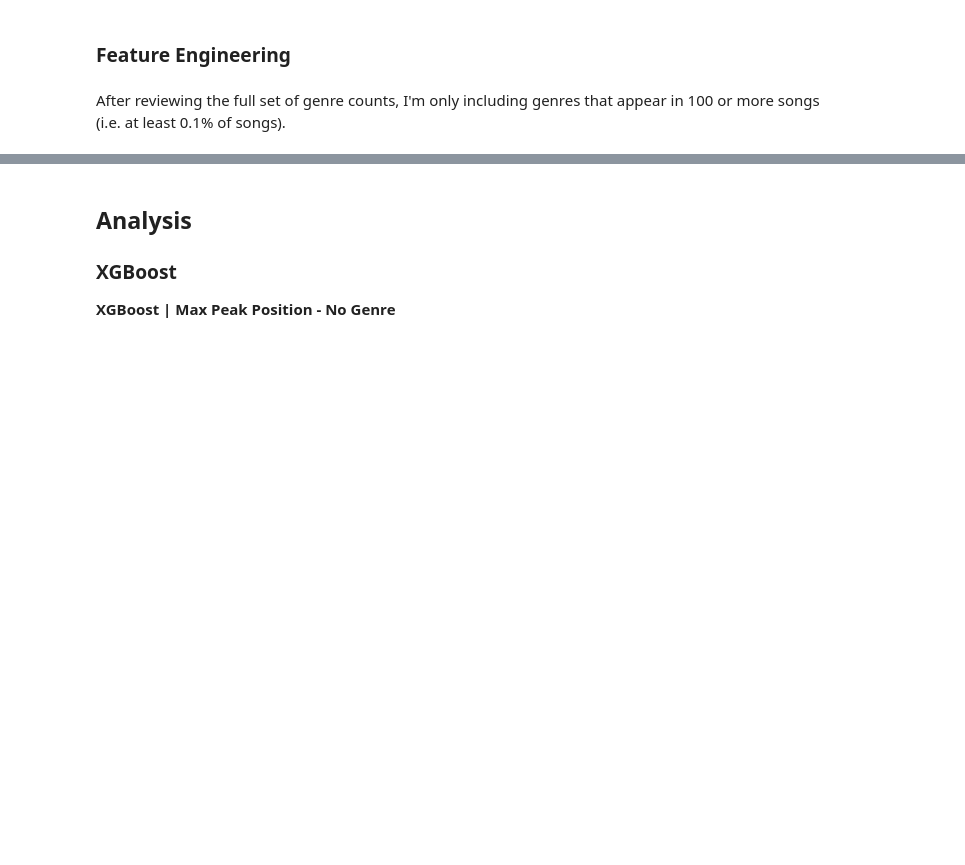
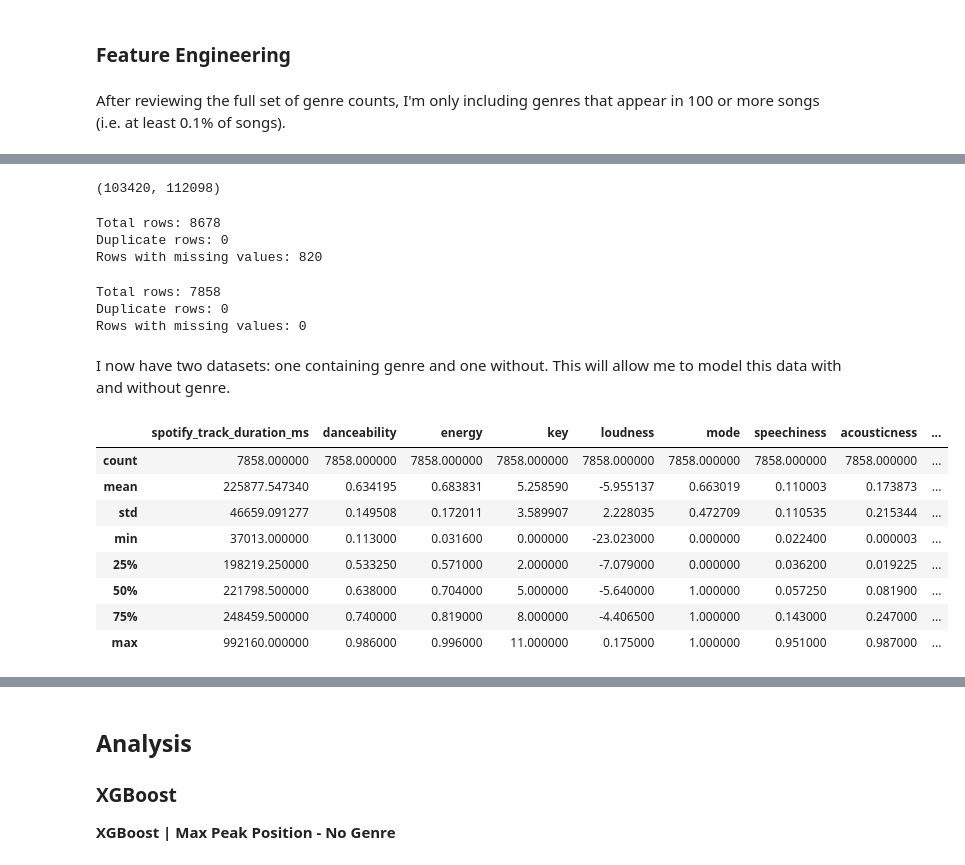
Before and after one commit to marhas109/MH_DS_Capstone_Project_2, a Jupyter notebook: MH_DS_Capstone_Proj2.ipynb, the cells around one changed output, grey strips where cells are left out. Cells and saved outputs as stored; diff of their text form; code cells hidden in the pictures; blank space fills up the shorter version.

```diff
--- a/MH_DS_Capstone_Proj2.ipynb
+++ b/MH_DS_Capstone_Proj2.ipynb
@@ -605,0 +354,11 @@ X4_2_test_scaled = scaler.transform(X4_2_test)
+# %%
+# adding max peak position to main df
+df_2000s_data = df_hotlist_and_features_2000s.join(df_max_peak_pos, on='SongID')
+
+# adding max rank change to main df
+df_2000s_data = df_2000s_data.join(df_max_rank_change, on='SongID')
+
+# adding in top5genres mean to main df
+df_2000s_data = df_2000s_data.join(df_mean_genre_match, on='SongID')
+
+df_2000s_data.head()
@@ -605,0 +372,33 @@ X4_2_test_scaled = scaler.transform(X4_2_test)
+# %%
+# creating a clean df with genre information
+df_clean_withgenre = df_2000s_data.drop(['WeekID', 'Week Position', 'Previous Week Position', 'Peak Position',
+                                         'Weeks on Chart', 'Rank_Change', 'in_top5_genres'], axis=1)
+
+# counting duplicates and all rows
+df_clean_withgenre.duplicated().sum(), len(df_clean_withgenre)
+# %% [output]
+(103420, 112098)
+# %%
+# removing duplicate rows
+df_clean_withgenre = df_clean_withgenre.drop_duplicates()
+
+# checking duplicate rows and rows with missing values
+print(f"Total rows: {len(df_clean_withgenre)}")
+print(f"Duplicate rows: {df_clean_withgenre.duplicated().sum()}")
+print(f"Rows with missing values: {df_clean_withgenre.isna().any(axis=1).sum()}")
+# %% [output]
+Total rows: 8678
+Duplicate rows: 0
+Rows with missing values: 820
+# %%
+# dropping rows with missing values (unfortunately there is no reliable way to infer or estimate song characteristics)
+df_clean_withgenre = df_clean_withgenre.dropna()
+
+# re-checking duplicate rows and rows with missing values
+print(f"Total rows: {len(df_clean_withgenre)}")
+print(f"Duplicate rows: {df_clean_withgenre.duplicated().sum()}")
+print(f"Rows with missing values: {df_clean_withgenre.isna().any(axis=1).sum()}")
+# %% [output]
+Total rows: 7858
+Duplicate rows: 0
+Rows with missing values: 0
@@ -605,0 +411,15 @@ X4_2_test_scaled = scaler.transform(X4_2_test)
+# %% [markdown]
+I now have two datasets: one containing genre and one without. This will allow me to model this data with and without genre.
+# %%
+df_clean_withgenre = df_clean_withgenre.drop(['SongID'], axis=1)
+df_clean_withgenre.describe()
+# %% [output]
+|  | spotify_track_duration_ms | danceability | energy | key | loudness | mode | speechiness | acousticness | ... |
+| count | 7858.000000 | 7858.000000 | 7858.000000 | 7858.000000 | 7858.000000 | 7858.000000 | 7858.000000 | 7858.000000 | ... |
+| mean | 225877.547340 | 0.634195 | 0.683831 | 5.258590 | -5.955137 | 0.663019 | 0.110003 | 0.173873 | ... |
+| std | 46659.091277 | 0.149508 | 0.172011 | 3.589907 | 2.228035 | 0.472709 | 0.110535 | 0.215344 | ... |
+| min | 37013.000000 | 0.113000 | 0.031600 | 0.000000 | -23.023000 | 0.000000 | 0.022400 | 0.000003 | ... |
+| 25% | 198219.250000 | 0.533250 | 0.571000 | 2.000000 | -7.079000 | 0.000000 | 0.036200 | 0.019225 | ... |
+| 50% | 221798.500000 | 0.638000 | 0.704000 | 5.000000 | -5.640000 | 1.000000 | 0.057250 | 0.081900 | ... |
+| 75% | 248459.500000 | 0.740000 | 0.819000 | 8.000000 | -4.406500 | 1.000000 | 0.143000 | 0.247000 | ... |
+| max | 992160.000000 | 0.986000 | 0.996000 | 11.000000 | 0.175000 | 1.000000 | 0.951000 | 0.987000 | ... |
```
Also changed, not shown: parts of 40 cells of this notebook.
